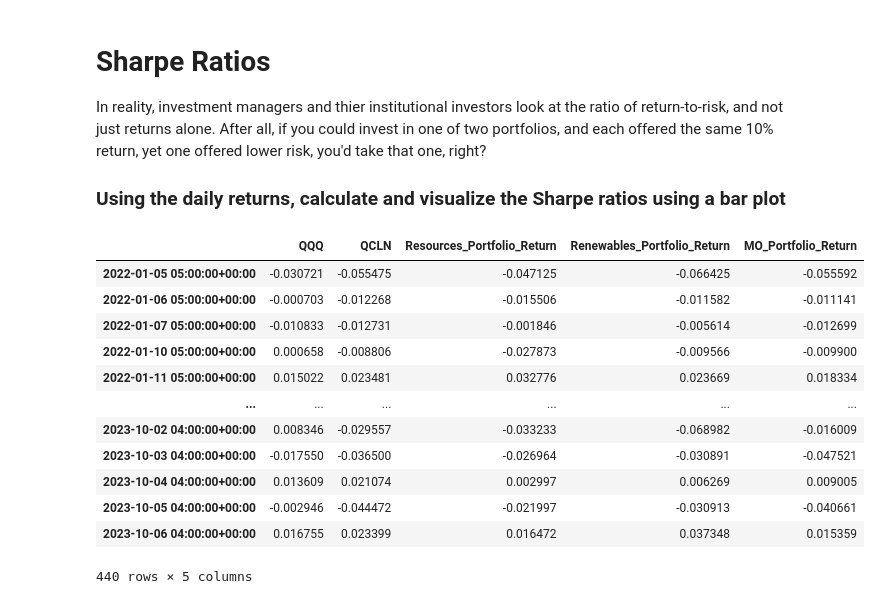
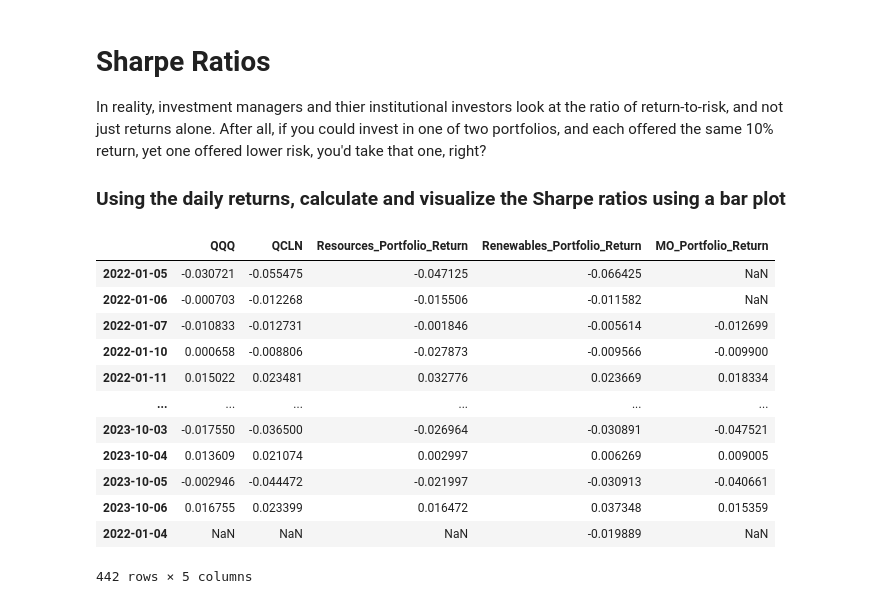
Before and after one commit to ahcano/project1_group4, a Jupyter notebook: green_analysis.ipynb, the cells around one changed output. Cells and saved outputs as stored; diff of their text form; code cells hidden in the pictures.

```diff
--- a/green_analysis.ipynb
+++ b/green_analysis.ipynb
@@ -394,4 +397,13 @@ MO_Portfolio_Return            0.085191
 dtype: float64
+# %%
+# adjust index_df_DR to remove null row and remove timestamp from index date column
+
+index_df_DR = index_df_DR[1:]
+index_df_DR
+
+index_df_DR.index = pd.to_datetime(index_df_DR.index)
+
+index_df_DR.index = index_df_DR.index.date
 # %%
 # Determine which portfolios are riskier than the S&P 500 and/or First Trust NASDAQ Clean Index
 
@@ -518,22 +530,22 @@ In reality, investment managers and thier institutional investors look at the ra
 # %%
 # Annualized Sharpe Ratios
 # to create a combined average returns for all data frames
-combined_average_returns_portfolios = pd.concat([index_df_DR, combined_green_portfolios], axis=1).dropna()
+combined_average_returns_portfolios = pd.concat([index_df_DR, combined_green_portfolios], axis=1)
 combined_average_returns_portfolios
 # %% [output]
 |  | QQQ | QCLN | Resources_Portfolio_Return | Renewables_Portfolio_Return | MO_Portfolio_Return |
-| 2022-01-05 05:00:00+00:00 | -0.030721 | -0.055475 | -0.047125 | -0.066425 | -0.055592 |
-| 2022-01-06 05:00:00+00:00 | -0.000703 | -0.012268 | -0.015506 | -0.011582 | -0.011141 |
-| 2022-01-07 05:00:00+00:00 | -0.010833 | -0.012731 | -0.001846 | -0.005614 | -0.012699 |
-| 2022-01-10 05:00:00+00:00 | 0.000658 | -0.008806 | -0.027873 | -0.009566 | -0.009900 |
-| 2022-01-11 05:00:00+00:00 | 0.015022 | 0.023481 | 0.032776 | 0.023669 | 0.018334 |
+| 2022-01-05 | -0.030721 | -0.055475 | -0.047125 | -0.066425 | NaN |
+| 2022-01-06 | -0.000703 | -0.012268 | -0.015506 | -0.011582 | NaN |
+| 2022-01-07 | -0.010833 | -0.012731 | -0.001846 | -0.005614 | -0.012699 |
+| 2022-01-10 | 0.000658 | -0.008806 | -0.027873 | -0.009566 | -0.009900 |
+| 2022-01-11 | 0.015022 | 0.023481 | 0.032776 | 0.023669 | 0.018334 |
 | ... | ... | ... | ... | ... | ... |
-| 2023-10-02 04:00:00+00:00 | 0.008346 | -0.029557 | -0.033233 | -0.068982 | -0.016009 |
-| 2023-10-03 04:00:00+00:00 | -0.017550 | -0.036500 | -0.026964 | -0.030891 | -0.047521 |
-| 2023-10-04 04:00:00+00:00 | 0.013609 | 0.021074 | 0.002997 | 0.006269 | 0.009005 |
-| 2023-10-05 04:00:00+00:00 | -0.002946 | -0.044472 | -0.021997 | -0.030913 | -0.040661 |
-| 2023-10-06 04:00:00+00:00 | 0.016755 | 0.023399 | 0.016472 | 0.037348 | 0.015359 |
+| 2023-10-03 | -0.017550 | -0.036500 | -0.026964 | -0.030891 | -0.047521 |
+| 2023-10-04 | 0.013609 | 0.021074 | 0.002997 | 0.006269 | 0.009005 |
+| 2023-10-05 | -0.002946 | -0.044472 | -0.021997 | -0.030913 | -0.040661 |
+| 2023-10-06 | 0.016755 | 0.023399 | 0.016472 | 0.037348 | 0.015359 |
+| 2022-01-04 | NaN | NaN | NaN | -0.019889 | NaN |
-440 rows × 5 columns
+442 rows × 5 columns
 # %%
 # Visualize the sharpe ratios as a bar plot
 sharpe_ratios = (combined_average_returns_portfolios.mean() * 252) / (combined_average_returns_portfolios.std() * np.sqrt(252))
```
Also changed, not shown: parts of 17 cells of this notebook.
